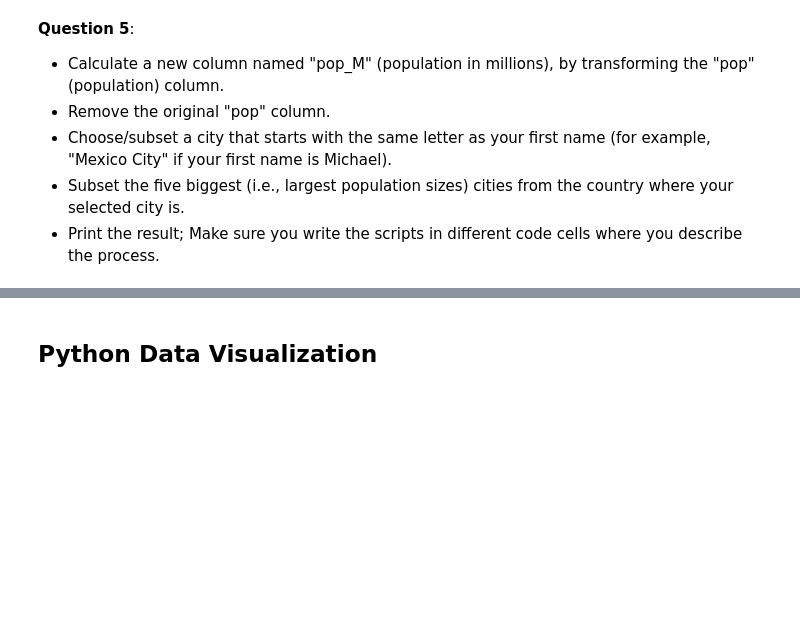
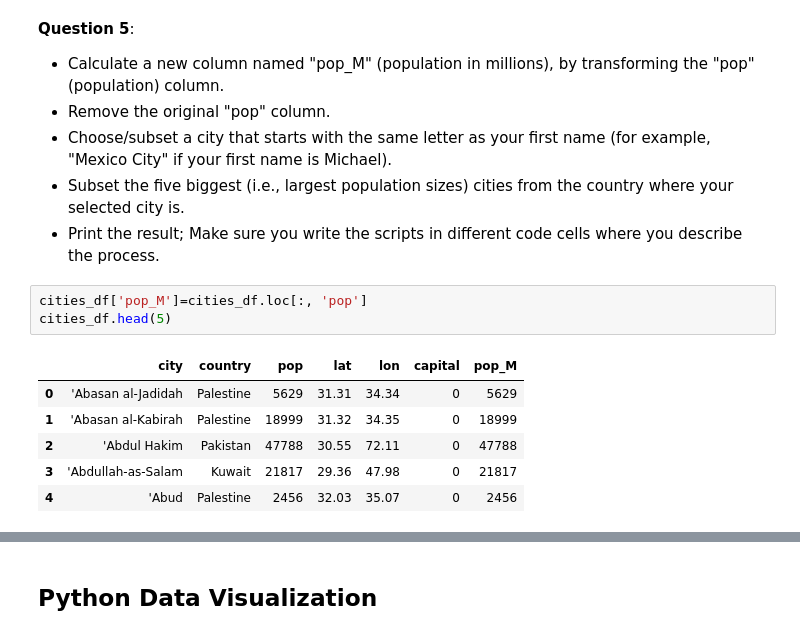
Before and after one commit to sohmehta/PY4SA23_Assignment, a Jupyter notebook: Assignment No 2 – Soham Mehta.ipynb, the cells around one changed output, grey strips where cells are left out. Saved outputs shown, nothing was run; the diff lists cells and outputs as text; blank space fills up the shorter version.

```diff
--- a/Assignment No 2 – Soham Mehta.ipynb
+++ b/Assignment No 2 – Soham Mehta.ipynb
@@ -171,4 +172,14 @@ cities_df.head(5)
 - Choose/subset a city that starts with the same letter as your first name (for example, "Mexico City" if your first name is Michael).
 - Subset the five biggest (i.e., largest population sizes) cities from the country where your selected city is.
 - Print the result; Make sure you write the scripts in different code cells where you describe the process.
+# %%
+cities_df['pop_M']=cities_df.loc[:, 'pop']
+cities_df.head(5)
+# %% [output]
+|  | city | country | pop | lat | lon | capital | pop_M |
+| 0 | 'Abasan al-Jadidah | Palestine | 5629 | 31.31 | 34.34 | 0 | 5629 |
+| 1 | 'Abasan al-Kabirah | Palestine | 18999 | 31.32 | 34.35 | 0 | 18999 |
+| 2 | 'Abdul Hakim | Pakistan | 47788 | 30.55 | 72.11 | 0 | 47788 |
+| 3 | 'Abdullah-as-Salam | Kuwait | 21817 | 29.36 | 47.98 | 0 | 21817 |
+| 4 | 'Abud | Palestine | 2456 | 32.03 | 35.07 | 0 | 2456 |
 # %%
```
Also changed, not shown: parts of 21 cells of this notebook, 2 other files.
